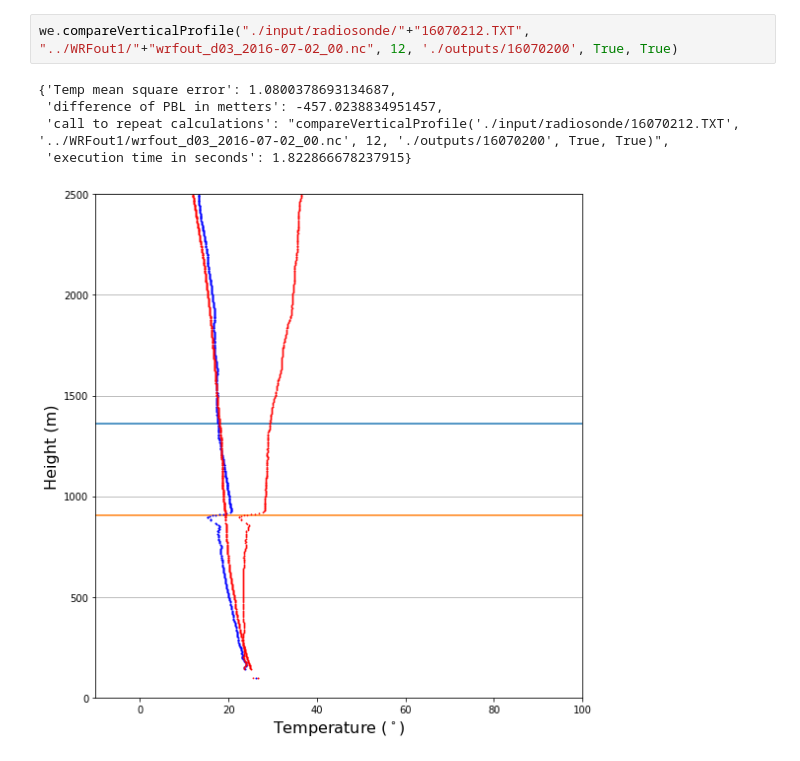
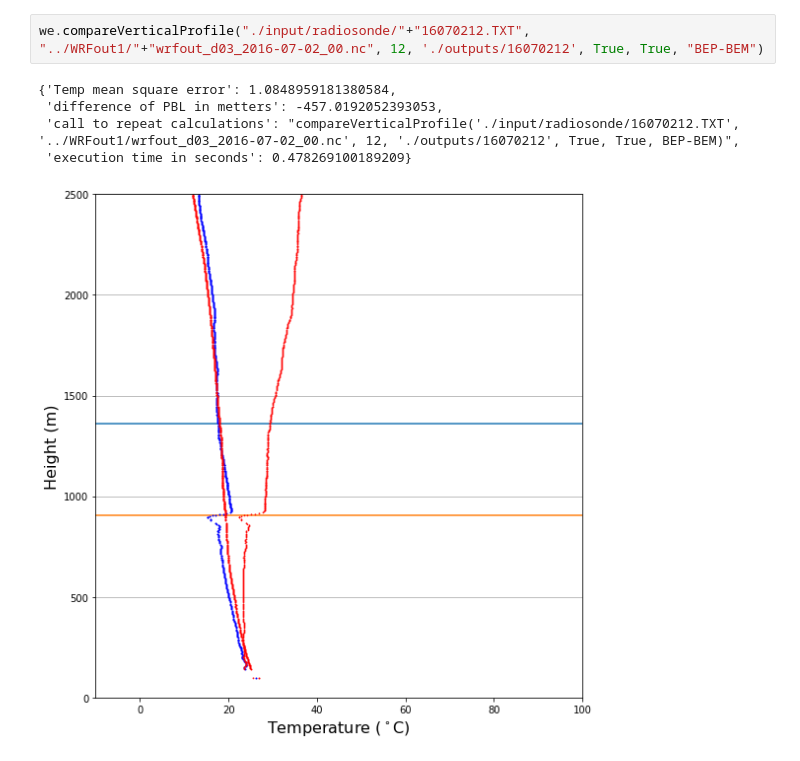
Before and after one commit to URBAG-ICTA/verticalProfile, a Jupyter notebook: usageExample.ipynb, the cells around one changed output. Cells and saved outputs as stored; diff of their text form.

```diff
--- a/usageExample.ipynb
+++ b/usageExample.ipynb
@@ -7,8 +14,8 @@ FileNotFoundError: [Errno 2] No such file or directory: b'./input/wrfSimulation/
 # %%
-we.compareVerticalProfile("./input/radiosonde/"+"16070212.TXT", "../WRFout1/"+"wrfout_d03_2016-07-02_00.nc", 12, './outputs/16070200', True, True)
+we.compareVerticalProfile("./input/radiosonde/"+"16070212.TXT", "../WRFout1/"+"wrfout_d03_2016-07-02_00.nc", 12, './outputs/16070212', True, True, "BEP-BEM")
 # %% [output]
-{'Temp mean square error': 1.0800378693134687,
- 'difference of PBL in metters': -457.0238834951457,
- 'call to repeat calculations': "compareVerticalProfile('./input/radiosonde/16070212.TXT', '../WRFout1/wrfout_d03_2016-07-02_00.nc', 12, './outputs/16070200', True, True)",
- 'execution time in seconds': 1.822866678237915}
+{'Temp mean square error': 1.0848959181380584,
+ 'difference of PBL in metters': -457.0192052393053,
+ 'call to repeat calculations': "compareVerticalProfile('./input/radiosonde/16070212.TXT', '../WRFout1/wrfout_d03_2016-07-02_00.nc', 12, './outputs/16070212', True, True, BEP-BEM)",
+ 'execution time in seconds': 0.478269100189209}
-[figure, old version]
+[figure, new version]
```
Also changed, not shown: parts of 4 cells of this notebook, 2 other files.
